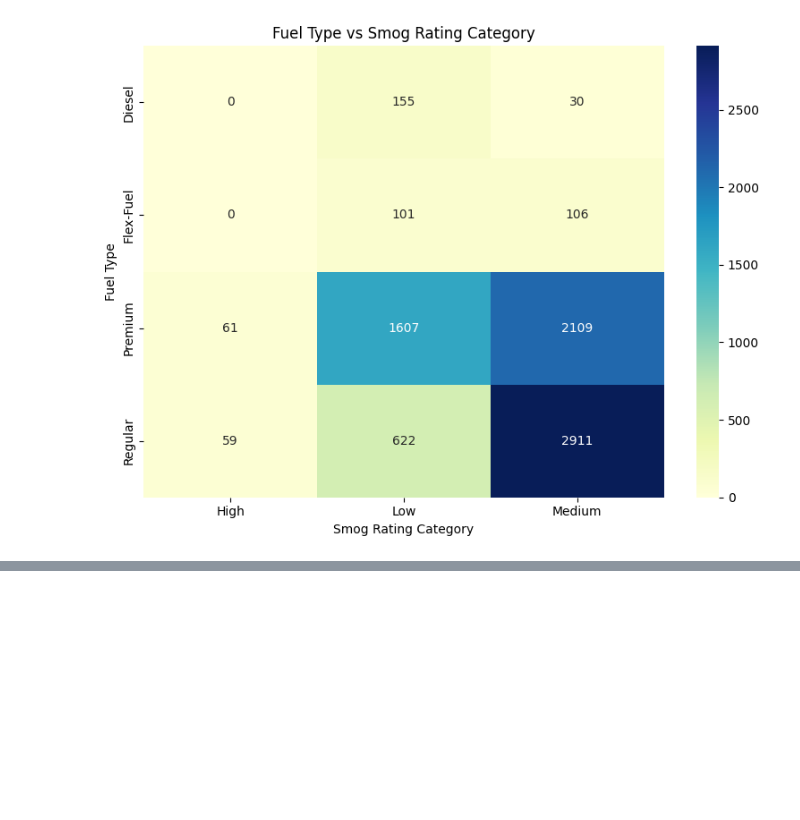
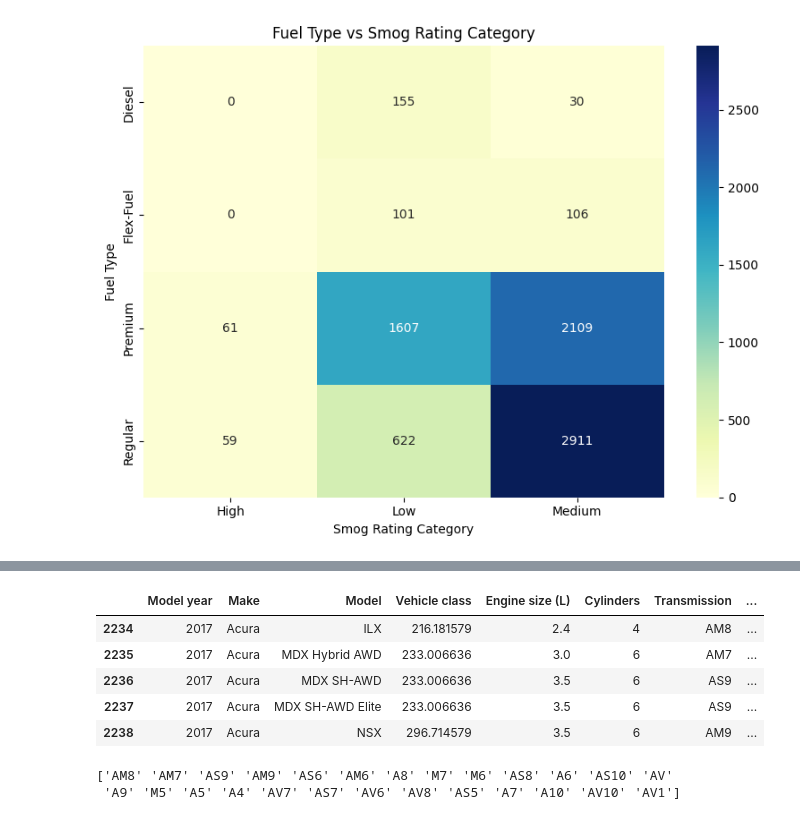
Before and after one commit to KalebW1229/CMSC320-Final-Project, a Jupyter notebook: checkpoint2.ipynb, the cells around one changed output, grey strips where cells are left out. Saved outputs shown, nothing was run; the diff lists cells and outputs as text; code cells hidden in the pictures; blank space fills up the shorter version.

```diff
--- a/checkpoint2.ipynb
+++ b/checkpoint2.ipynb
@@ -444,0 +474,23 @@ Class is a nominal attribute, so we have to do some frequency encoding to prepar
+# %%
+# target mean encoding
+vehicle_class_to_CO2_mean_map = {}
+
+vehicle_classes = machine_learning_df.groupby("Vehicle class")
+for vehicle_class, table in vehicle_classes:
+    CO2_mean = table["CO2 emissions (g/km)"].mean()
+    vehicle_class_to_CO2_mean_map[vehicle_class] = CO2_mean
+
+machine_learning_df["Vehicle class"] = machine_learning_df["Vehicle class"].map(vehicle_class_to_CO2_mean_map)
+machine_learning_df.head()
+# %% [output]
+|  | Model year | Make | Model | Vehicle class | Engine size (L) | Cylinders | Transmission | ... |
+| 2234 | 2017 | Acura | ILX | 216.181579 | 2.4 | 4 | AM8 | ... |
+| 2235 | 2017 | Acura | MDX Hybrid AWD | 233.006636 | 3.0 | 6 | AM7 | ... |
+| 2236 | 2017 | Acura | MDX SH-AWD | 233.006636 | 3.5 | 6 | AS9 | ... |
+| 2237 | 2017 | Acura | MDX SH-AWD Elite | 233.006636 | 3.5 | 6 | AS9 | ... |
+| 2238 | 2017 | Acura | NSX | 296.714579 | 3.5 | 6 | AM9 | ... |
+# %%
+print(machine_learning_df["Transmission"].unique())
+# %% [output]
+['AM8' 'AM7' 'AS9' 'AM9' 'AS6' 'AM6' 'A8' 'M7' 'M6' 'AS8' 'A6' 'AS10' 'AV'
+ 'A9' 'M5' 'A5' 'A4' 'AV7' 'AS7' 'AV6' 'AV8' 'AS5' 'A7' 'A10' 'AV10' 'AV1']
```
Also changed, not shown: parts of 22 cells of this notebook, 1 other file.
